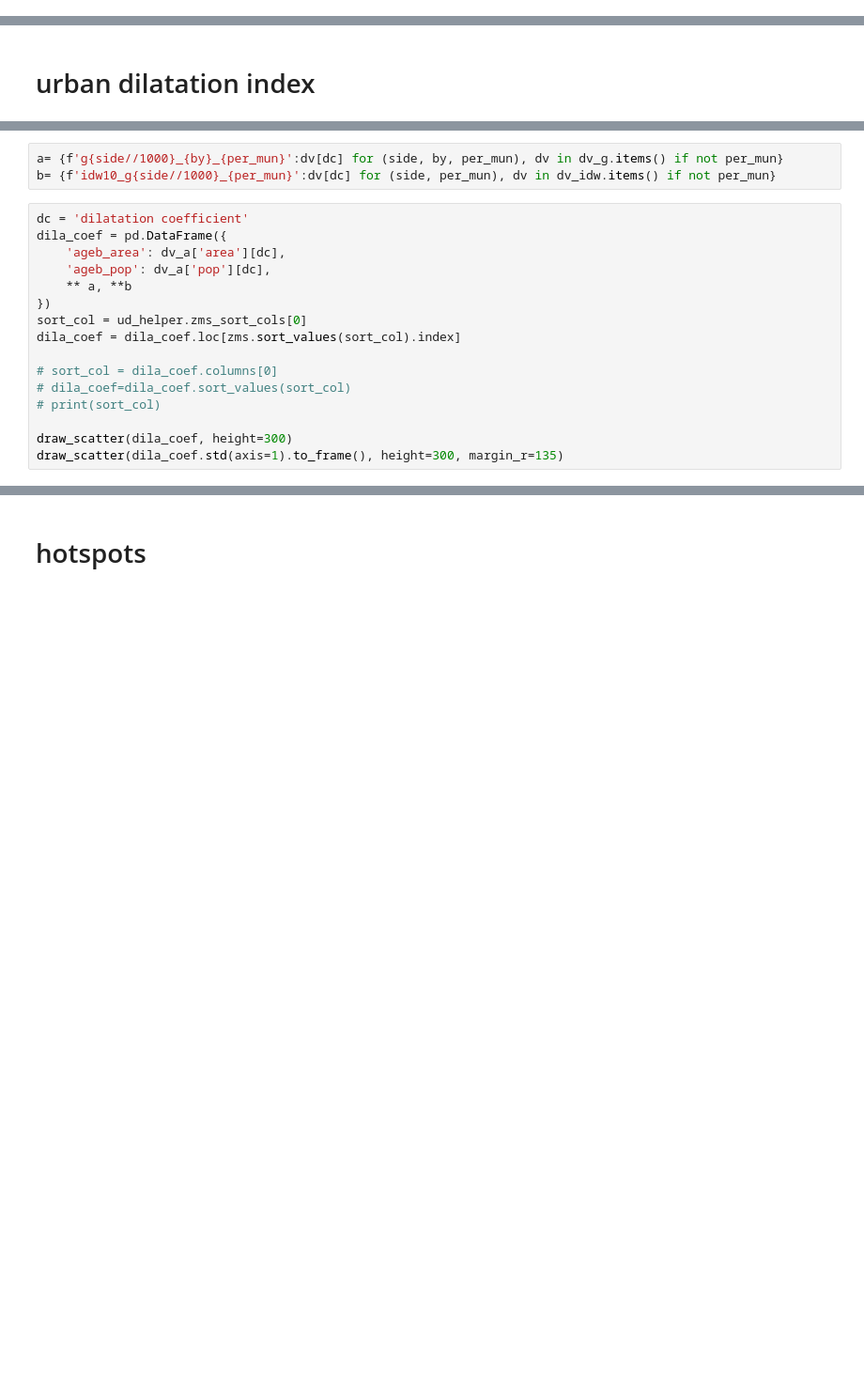
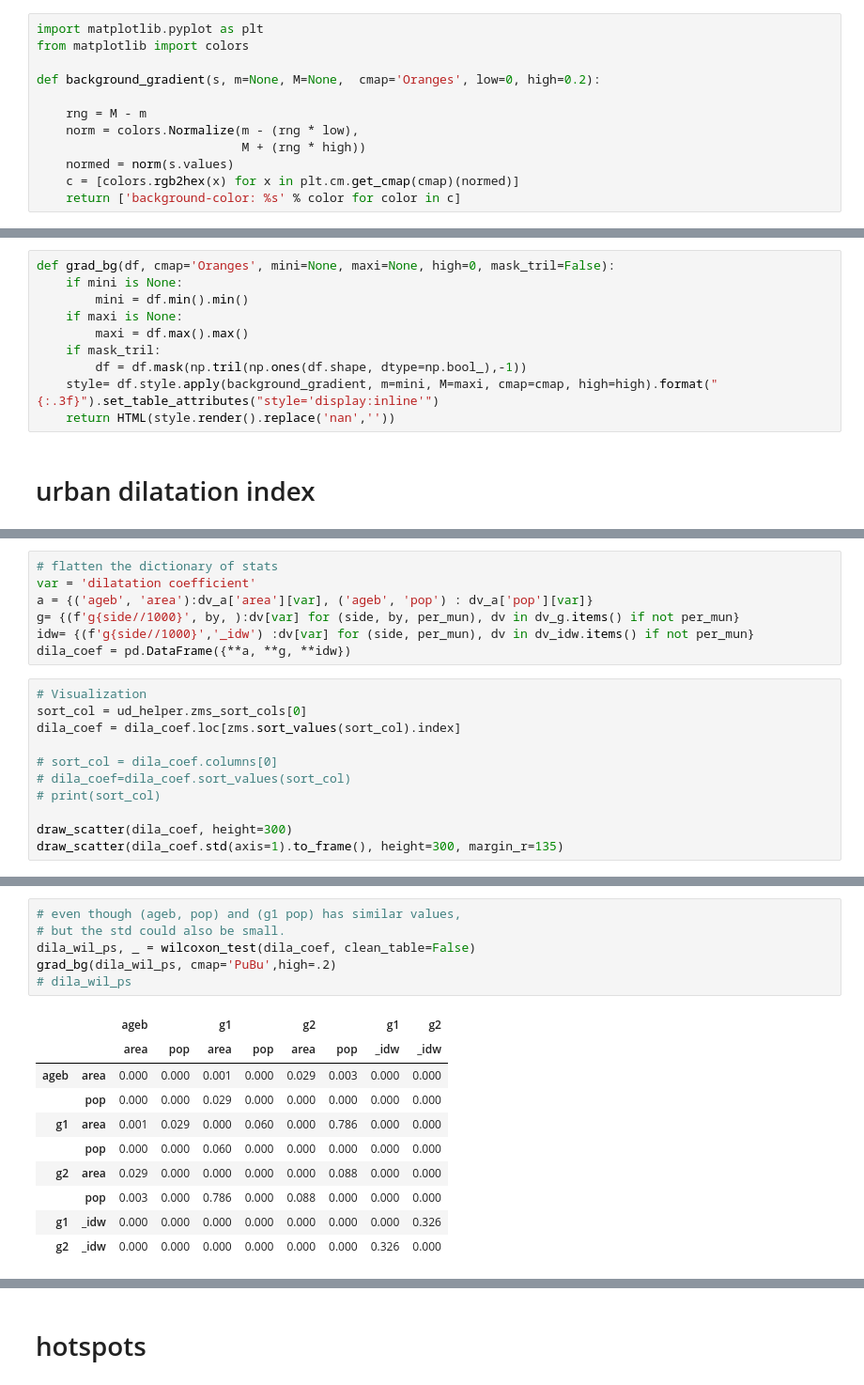
Before and after one commit to JHWu92/mob2crime, a Jupyter notebook: Urban Structure Difference-2.ipynb, the cells around one changed output, grey strips where cells are left out. Shown at 94% size. Saved outputs shown, nothing was run; the diff lists cells and outputs as text; blank space fills up the shorter version.

```diff
--- a/Urban Structure Difference-2.ipynb
+++ b/Urban Structure Difference-2.ipynb
@@ -66,3 +112,15 @@ def draw_scatter(data_df, mode='lines+markers',height=600,margin_r=100):
     fig.update_layout(height=height,margin=dict(l=10, r=margin_r, t=10, b=10),)
 
     offline.iplot(fig)
+# %%
+import matplotlib.pyplot as plt
+from matplotlib import colors
+
+def background_gradient(s, m=None, M=None,  cmap='Oranges', low=0, high=0.2):
+
+    rng = M - m
+    norm = colors.Normalize(m - (rng * low),
+                            M + (rng * high))
+    normed = norm(s.values)
+    c = [colors.rgb2hex(x) for x in plt.cm.get_cmap(cmap)(normed)]
+    return ['background-color: %s' % color for color in c]
@@ -69,3 +131,13 @@ def draw_scatter(data_df, mode='lines+markers',height=600,margin_r=100):
+# %%
+def grad_bg(df, cmap='Oranges', mini=None, maxi=None, high=0, mask_tril=False):
+    if mini is None:
+        mini = df.min().min()
+    if maxi is None:
+        maxi = df.max().max()
+    if mask_tril:
+        df = df.mask(np.tril(np.ones(df.shape, dtype=np.bool_),-1))
+    style= df.style.apply(background_gradient, m=mini, M=maxi, cmap=cmap, high=high).format("{:.3f}").set_table_attributes("style='display:inline'")
+    return HTML(style.render().replace('nan',''))
 # %% [markdown]
 # urban dilatation index
 # %%
@@ -98,13 +165,12 @@ dc = 'dilatation coefficient'
 # %%
-a= {f'g{side//1000}_{by}_{per_mun}':dv[dc] for (side, by, per_mun), dv in dv_g.items() if not per_mun}
-b= {f'idw10_g{side//1000}_{per_mun}':dv[dc] for (side, per_mun), dv in dv_idw.items() if not per_mun}
+# flatten the dictionary of stats
+var = 'dilatation coefficient'
+a = {('ageb', 'area'):dv_a['area'][var], ('ageb', 'pop') : dv_a['pop'][var]}
+g= {(f'g{side//1000}', by, ):dv[var] for (side, by, per_mun), dv in dv_g.items() if not per_mun}
+idw= {(f'g{side//1000}','_idw') :dv[var] for (side, per_mun), dv in dv_idw.items() if not per_mun}
+dila_coef = pd.DataFrame({**a, **g, **idw})
 # %%
-dc = 'dilatation coefficient'
-dila_coef = pd.DataFrame({
-    'ageb_area': dv_a['area'][dc],
-    'ageb_pop': dv_a['pop'][dc],
-    ** a, **b
-})
+# Visualization
 sort_col = ud_helper.zms_sort_cols[0]
 dila_coef = dila_coef.loc[zms.sort_values(sort_col).index]
 
@@ -119,0 +190,17 @@ draw_scatter(dila_coef.std(axis=1).to_frame(), height=300, margin_r=135)
+# %%
+# even though (ageb, pop) and (g1 pop) has similar values,
+# but the std could also be small.
+dila_wil_ps, _ = wilcoxon_test(dila_coef, clean_table=False)
+grad_bg(dila_wil_ps, cmap='PuBu',high=.2)
+# dila_wil_ps
+# %% [output]
+|  |  | ageb |  | g1 |  | g2 |  | g1 | g2 |
+|  |  | area | pop | area | pop | area | pop | _idw | _idw |
+| ageb | area | 0.000 | 0.000 | 0.001 | 0.000 | 0.029 | 0.003 | 0.000 | 0.000 |
+|  | pop | 0.000 | 0.000 | 0.029 | 0.000 | 0.000 | 0.000 | 0.000 | 0.000 |
+| g1 | area | 0.001 | 0.029 | 0.000 | 0.060 | 0.000 | 0.786 | 0.000 | 0.000 |
+|  | pop | 0.000 | 0.000 | 0.060 | 0.000 | 0.000 | 0.000 | 0.000 | 0.000 |
+| g2 | area | 0.029 | 0.000 | 0.000 | 0.000 | 0.000 | 0.088 | 0.000 | 0.000 |
+|  | pop | 0.003 | 0.000 | 0.786 | 0.000 | 0.088 | 0.000 | 0.000 | 0.000 |
+| g1 | _idw | 0.000 | 0.000 | 0.000 | 0.000 | 0.000 | 0.000 | 0.000 | 0.326 |
+| g2 | _idw | 0.000 | 0.000 | 0.000 | 0.000 | 0.000 | 0.000 | 0.326 | 0.000 |
```
Also changed, not shown: parts of 38 cells of this notebook.
